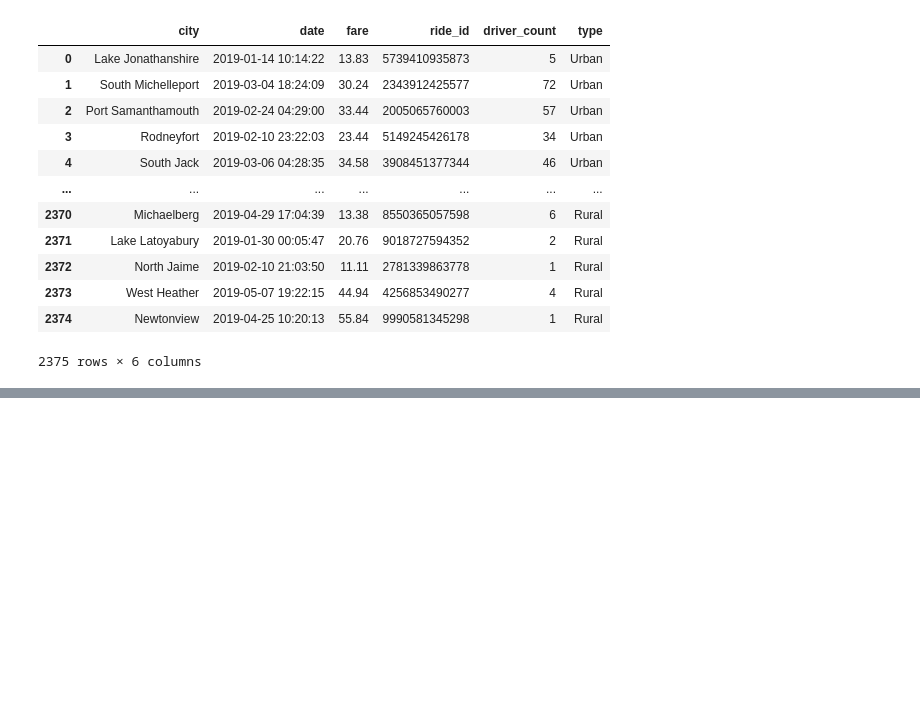
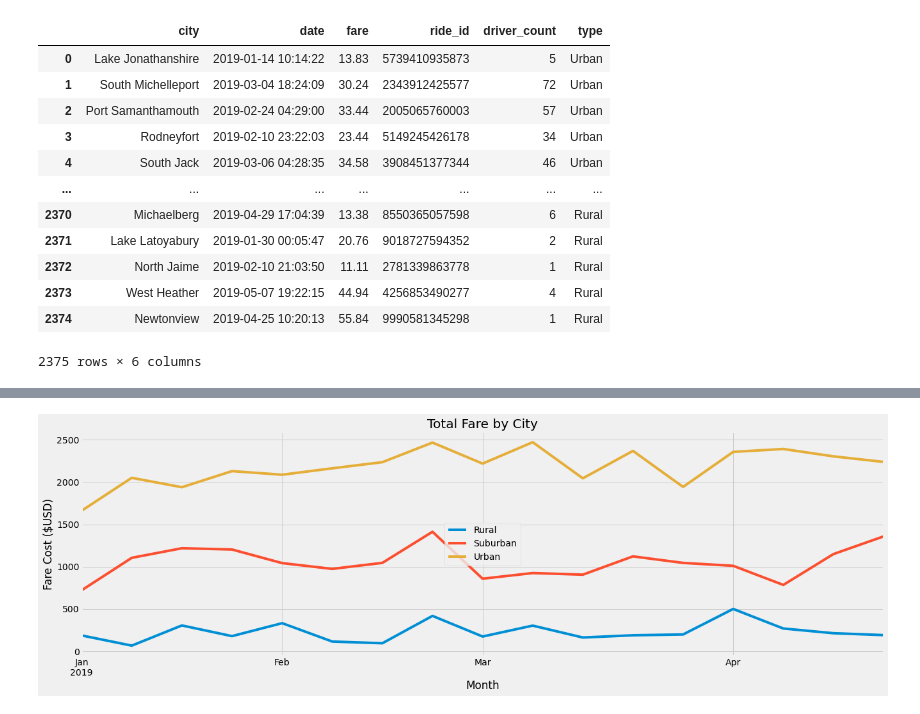
Before and after one commit to ddw26/PyBer_Analysis, a Jupyter notebook: PyBer_Challenge.ipynb, the cells around one changed output, grey strips where cells are left out. Cells and saved outputs as stored; diff of their text form; code cells hidden in the pictures; blank space fills up the shorter version.

```diff
--- a/PyBer_Challenge.ipynb
+++ b/PyBer_Challenge.ipynb
@@ -137,3 +170,5 @@ pyber_data_df
 # %%
 # 4. Create a pivot table with the 'date' as the index, the columns ='type', and values='fare'
 # to get the total fares for each type of city by the date.
+sum_fares_by_date_pivot = sum_fares_by_date_df.pivot(index= 'date', columns = 'type', values= 'fare')
+sum_fares_by_date_pivot
@@ -140,2 +190,4 @@ pyber_data_df
 # %%
 # 5. Create a new DataFrame from the pivot table DataFrame using loc on the given dates, '2019-01-01':'2019-04-29'.
+fare_by_date_df = sum_fares_by_date_pivot.loc['2019-01-01':'2019-04-29']
+fare_by_date_df
@@ -142,3 +209,5 @@ pyber_data_df
 # %%
 # 6. Set the "date" index to datetime datatype. This is necessary to use the resample() method in Step 8.
 # df.index = pd.to_datetime(df.index)
+fare_by_date_df.index = pd.to_datetime(fare_by_date_df.index)
+fare_by_date_df.index
@@ -147,2 +241,4 @@ pyber_data_df
 # %%
 # 8. Create a new DataFrame using the "resample()" function by week 'W' and get the sum of the fares for each week.
+sum_fares_per_week_df = fare_by_date_df.resample('w').sum()
+sum_fares_per_week_df
@@ -149,7 +265,17 @@ pyber_data_df
 # %%
 # 8. Using the object-oriented interface method, plot the resample DataFrame using the df.plot() function.
 
 # Import the style from Matplotlib.
 from matplotlib import style
 # Use the graph style fivethirtyeight.
 style.use('fivethirtyeight')
+
+ax = sum_fares_per_week_df.plot(figsize=(20,6),)
+ax.set_xlabel("Month")
+ax.set_ylabel("Fare Cost ($USD)")
+ax.set_title("Total Fare by City")
+ax.legend()
+plt.savefig("/Users\dwood\OneDrive\Desktop\Bootcamp\PyBer_Analysis\Resources/_Pyber_Challenge_Chart.png")
+plt.show()
+# %% [output]
+[figure, added]
```
Also changed, not shown: parts of 7 cells of this notebook, 1 other file.
